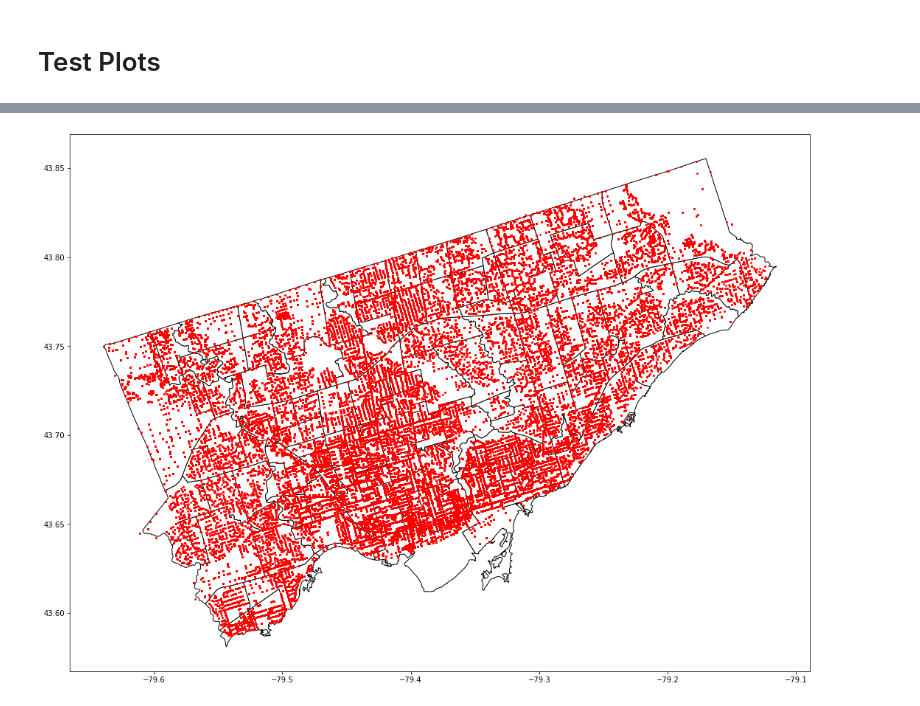
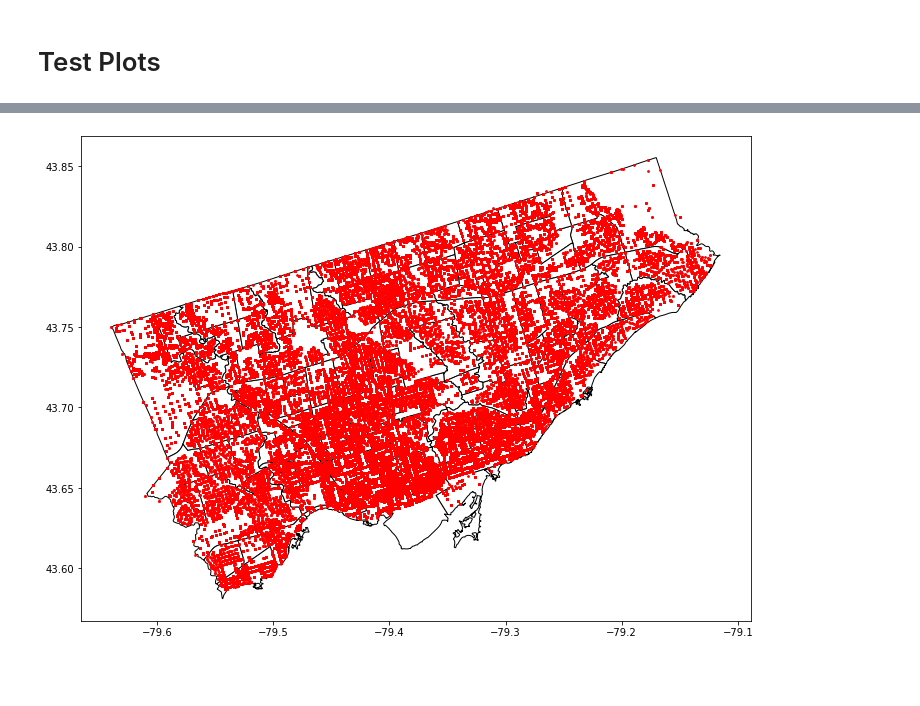
Before and after one commit to MattKavanaugh/dcsa_grp_project, a Jupyter notebook: eda_and_cleaning.ipynb, the cells around one changed output, grey strips where cells are left out. Saved outputs shown, nothing was run; the diff lists cells and outputs as text; code cells hidden in the pictures; blank space fills up the shorter version.

```diff
--- a/eda_and_cleaning.ipynb
+++ b/eda_and_cleaning.ipynb
@@ -1374,11 +1374,11 @@ epsg:4326
 # %%
 # plot neighbourhoods ...
-base = tor_nbs.plot(figsize=(18,14), color='white', edgecolor='black')
+base = tor_nbs.plot(figsize=(12,10), color='white', edgecolor='black')
 
 # ... with crime
-crime.plot(ax=base, figsize=(18,14), marker='o', color='red', markersize=3);
+crime.plot(ax=base, figsize=(12,10), marker='o', color='red', markersize=3);
 # %% [output]
-[figure, old version]
+[figure, new version]
 # %%
 # this looks good!
 # NOTE - it appears that some dots along the edges are outside toronto
```
Also changed, not shown: parts of 27 cells of this notebook, 22 other files.
